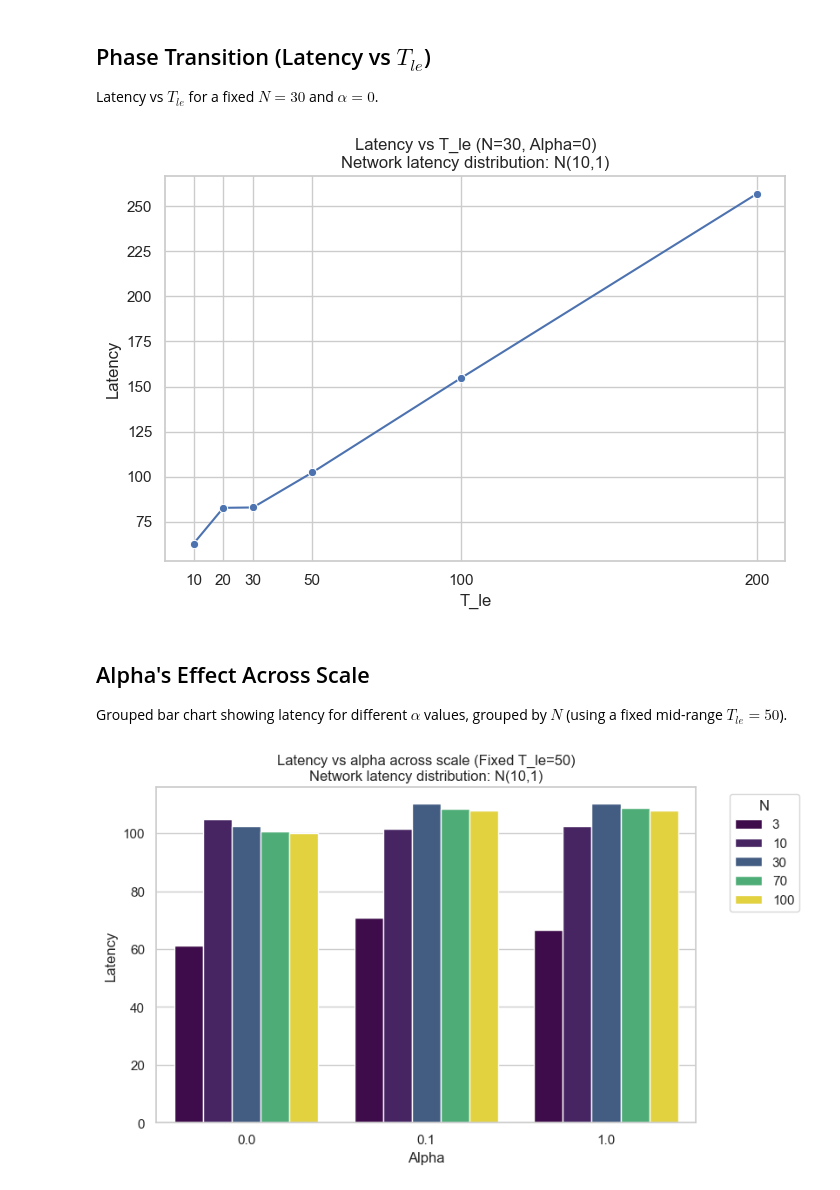
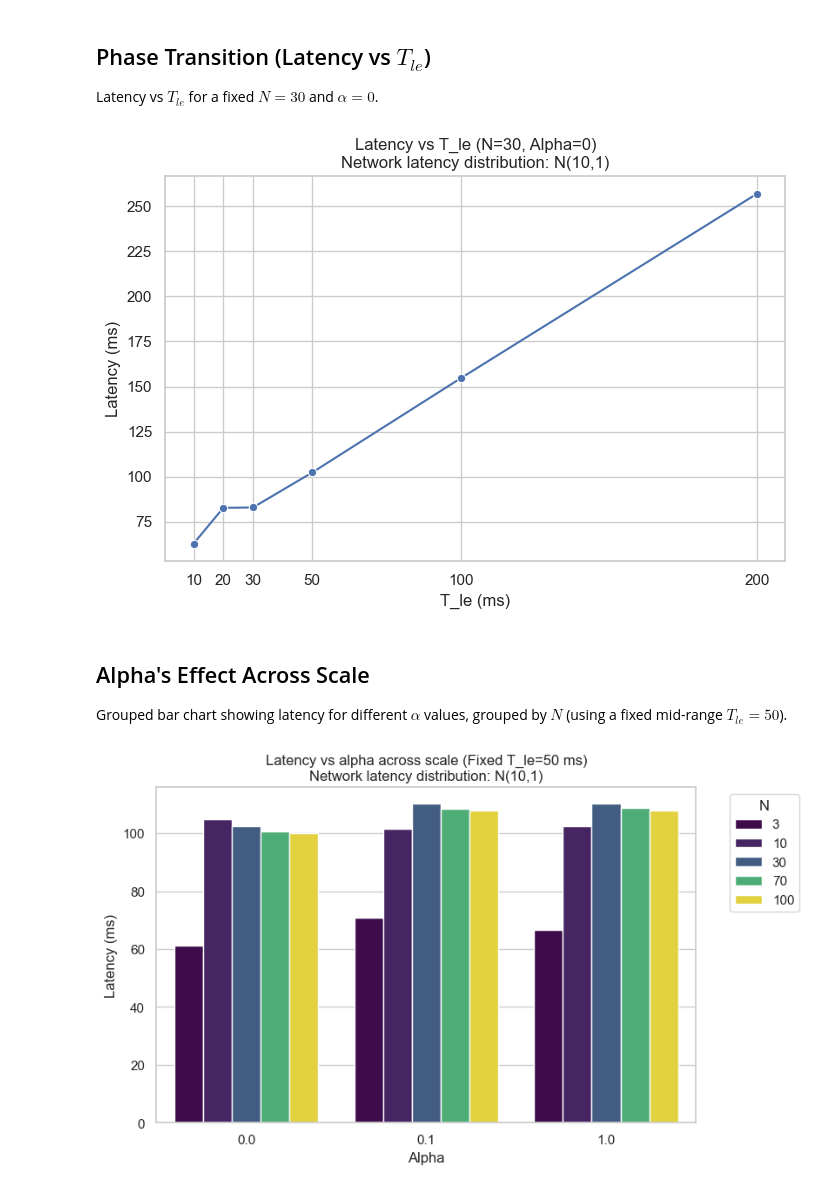
Before and after one commit to florian-roos/surcouf, a Jupyter notebook: notebook/benchmark_analysis.ipynb, the cells around one changed output. Cells and saved outputs as stored; diff of their text form; code cells hidden in the pictures.

```diff
--- a/notebook/benchmark_analysis.ipynb
+++ b/notebook/benchmark_analysis.ipynb
@@ -81,26 +83,26 @@ Latency vs $T_{le}$ for a fixed $N=30$ and $\alpha=0$.
 # %%
 # We fix N=30 and Alpha=0
 df_f2 = avg_df[(avg_df['N'] == 30) & (avg_df['Alpha'] == 0.0)]
 
 plt.figure(figsize=(8, 5))
 ax2 = sns.lineplot(
     data=df_f2,
     x="T_le",
     y="Latency",
     marker="o"
 )
 
 plt.title(f"Latency vs T_le (N=30, Alpha=0)\nNetwork latency distribution: {network_latency_dist}")
-plt.xlabel("T_le")
-plt.ylabel("Latency")
+plt.xlabel("T_le (ms)")
+plt.ylabel("Latency (ms)")
 
 # Optional: Invert x-axis if you want Time to Decrease. We'll leave it ascending, but ensure ticks match values.
 plt.xticks(sorted(df_f2['T_le'].unique(), reverse=True))
 
 plt.savefig(f"{output_dir}/latency_vs_T_le.png", bbox_inches='tight', dpi=300)
 plt.show()
 # %% [output]
-[figure, old version]
+[figure, new version]
 # %% [markdown]
 ## Alpha's Effect Across Scale
 Grouped bar chart showing latency for different $\alpha$ values, grouped by $N$ (using a fixed mid-range $T_{le}=50$).
@@ -117,13 +119,13 @@ g3 = sns.barplot(
     palette="viridis"
 )
 
-plt.title(f"Latency vs alpha across scale (Fixed T_le=50)\nNetwork latency distribution: {network_latency_dist}")
+plt.title(f"Latency vs alpha across scale (Fixed T_le=50 ms)\nNetwork latency distribution: {network_latency_dist}")
 plt.xlabel("Alpha")
-plt.ylabel("Latency")
+plt.ylabel("Latency (ms)")
 
 plt.legend(title="N", bbox_to_anchor=(1.05, 1), loc='upper left')
 
 plt.savefig(f"{output_dir}/latency_vs_alpha.png", bbox_inches='tight', dpi=300)
 plt.show()
 # %% [output]
-[figure, old version]
+[figure, new version]
```
Also changed, not shown: parts of 2 cells of this notebook, 6 other files.
